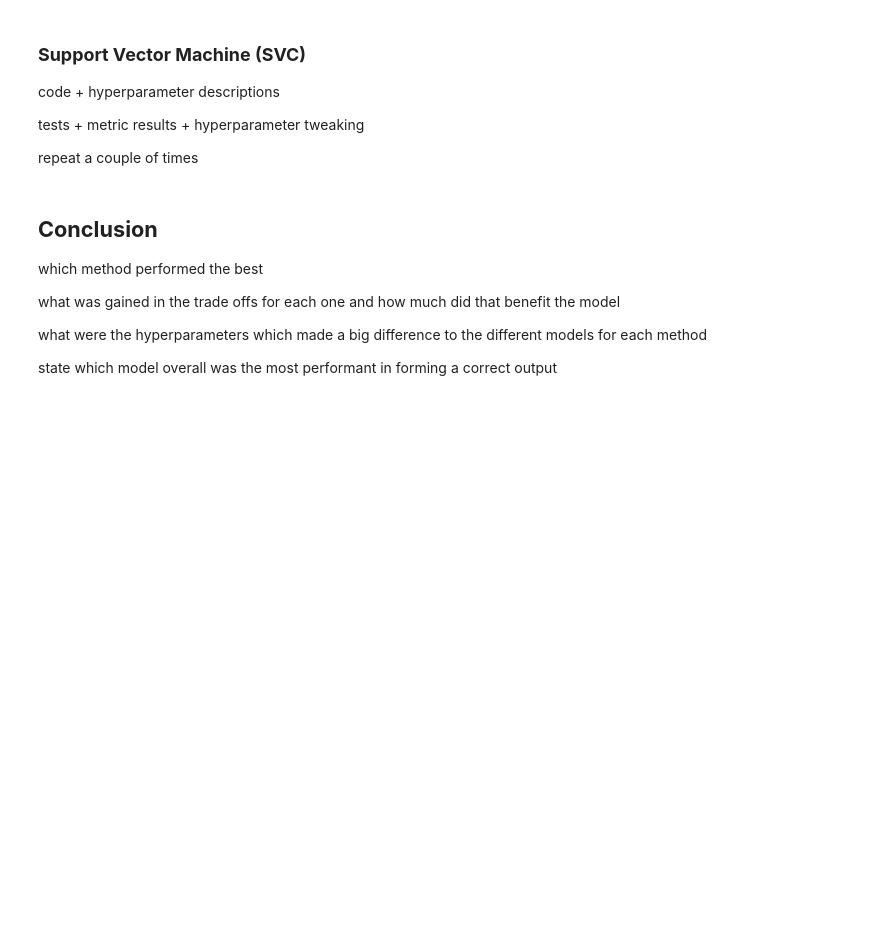
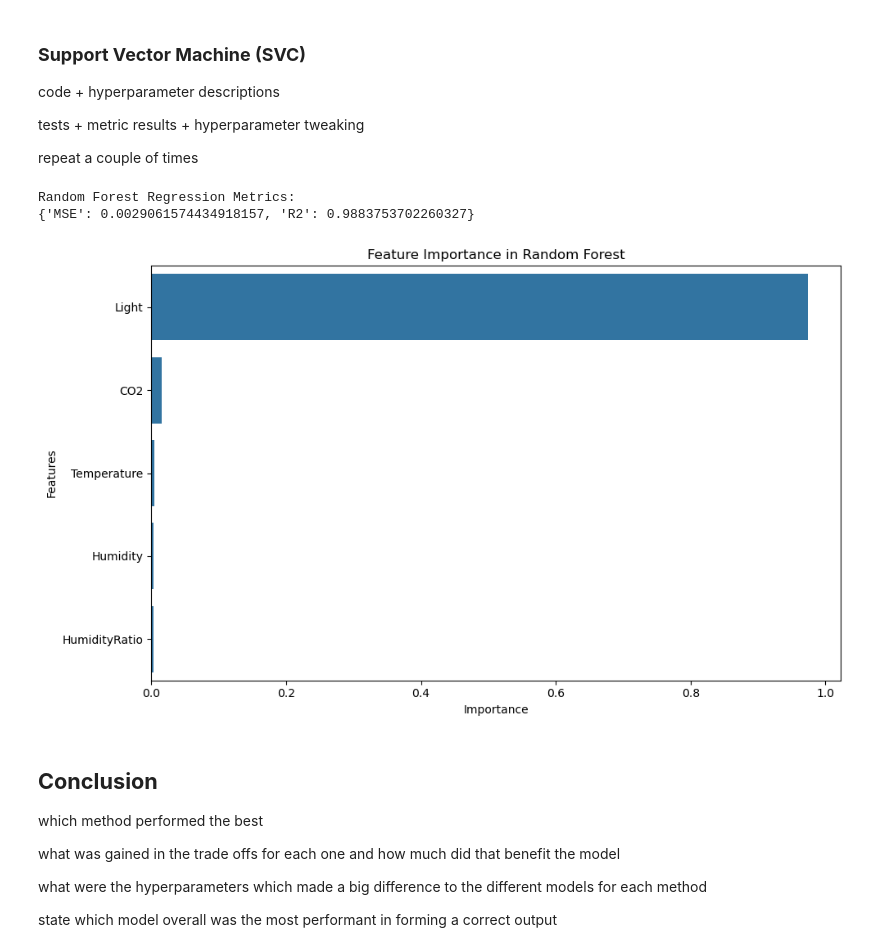
Before and after one commit to X2Abdul/IN3062-AI-Coursework, a Jupyter notebook: report/Report.ipynb, the cells around one changed output. Drawn from its saved outputs; the diff is of its cells as text; code cells hidden in the pictures; blank space fills up the shorter version.

```diff
--- a/report/Report.ipynb
+++ b/report/Report.ipynb
@@ -687,6 +698,17 @@ code + hyperparameter descriptions
 tests + metric results + hyperparameter tweaking
 
 repeat a couple of times
+# %%
+# Random Forest Regression
+rf_model = train_random_forest(X_train, y_train)
+rf_metrics, rf_preds = evaluate_regression_model(rf_model, X_test, y_test)
+print("Random Forest Regression Metrics:")
+print(rf_metrics)
+plot_feature_importance(rf_model, X.columns)
+# %% [output]
+Random Forest Regression Metrics:
+{'MSE': 0.0029061574434918157, 'R2': 0.9883753702260327}
+[figure, added]
 # %% [markdown]
 ## **Conclusion**
 
```
Also changed, not shown: parts of 1 cell of this notebook.
